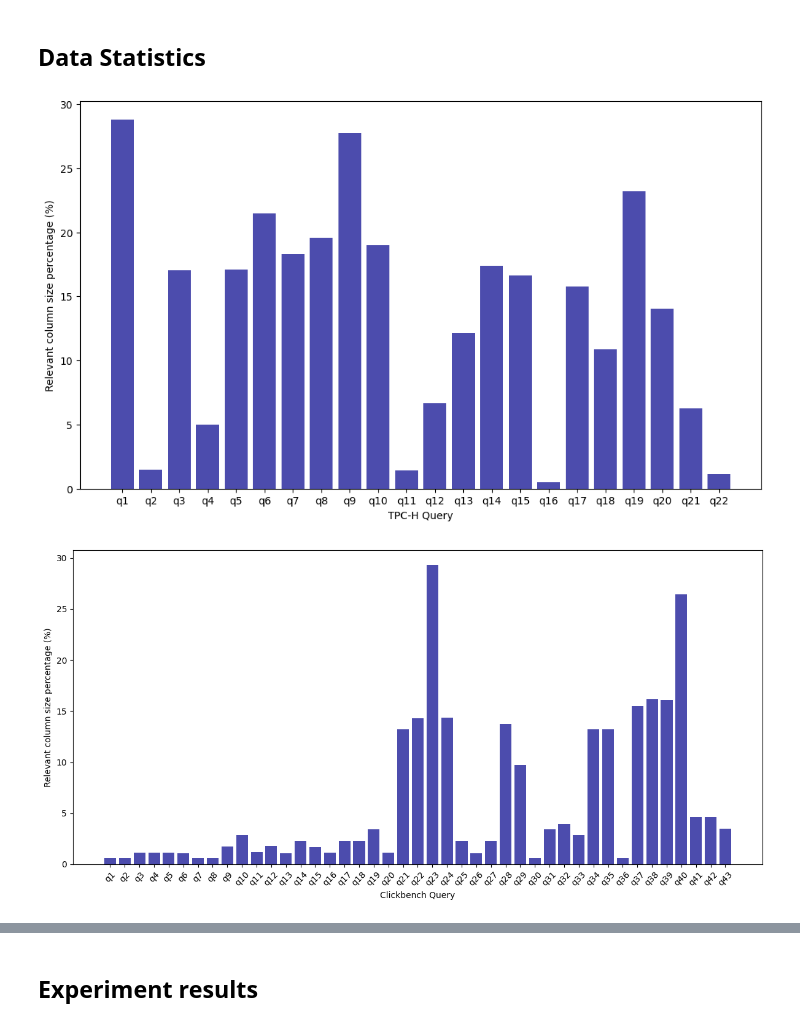
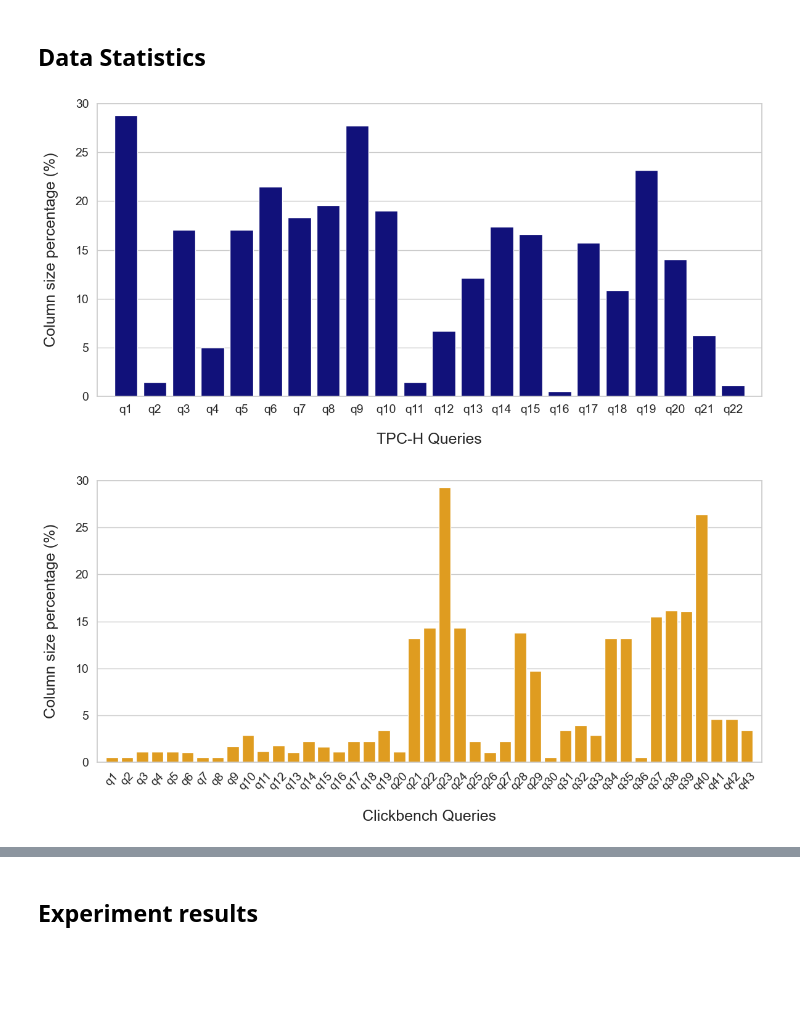
Before and after one commit to pixelsdb/pixels, a Jupyter notebook: pixels-amphi/pixels-amphi-worker/benchmark/scripts/visualize.ipynb, the cells around one changed output, grey strips where cells are left out. Cells and saved outputs as stored; diff of their text form; code cells hidden in the pictures; blank space fills up the shorter version.

```diff
--- a/pixels-amphi/pixels-amphi-worker/benchmark/scripts/visualize.ipynb
+++ b/pixels-amphi/pixels-amphi-worker/benchmark/scripts/visualize.ipynb
@@ -9,31 +10,44 @@ import json
 # %% [markdown]
 ## Data Statistics
 # %%
+sns.set_style("whitegrid")  # Use whitegrid style
+
 # 设置查询和百分比数据
 queries = ['q'+str(i+1) for i in range(22)]
 tpch_percentages = [28.79666889140659, 1.4719572708060051, 17.060497468586533, 4.980579900315204,
                17.069131919348646, 21.48701494883383, 18.31107298447056, 19.57978139770934,
                27.74155195100289, 18.99012524088393, 1.4297427787479766, 6.673514121622191,
                12.141786416477302, 17.387274322860545, 16.622115484689825, 0.5004703076969211,
                15.758696156242818, 10.867216187383075, 23.187125636544454, 14.032681290114388,
                6.249143740546483, 1.1582253078428504]
 
+# 创建一个数据框
+data = pd.DataFrame({
+    'Queries': queries,
+    'Percentages': tpch_percentages
+})
+
 # 创建柱状图
-plt.figure(figsize=(10,6))
-plt.bar(queries, tpch_percentages, color='darkblue', alpha=0.7)
+plt.figure(figsize=(12,6))
+sns.barplot(x='Queries', y='Percentages', data=data, color='darkblue')
 
-# 设置标题和轴标签
-# plt.title('The column size percentage for each query')
-plt.xlabel('TPC-H Query')
-plt.ylabel('Relevant column size percentage (%)')
+plt.ylabel('Column size percentage (%)', fontsize=18, labelpad=20)
+plt.xlabel('TPC-H Queries', fontsize=18, labelpad=20)
+
+# 设置刻度大小
+plt.tick_params(labelsize=14)
+plt.xlim(-1, len(queries))
+plt.ylim(0, 30)
 
 # 显示图形
 plt.tight_layout()
 plt.savefig("./imgs/tpch_column_percentage.png")
 plt.show()
 # %% [output]
-[figure, old version]
+[figure, new version]
 # %%
+sns.set_style("whitegrid")  # Use whitegrid style
+
 # 设置查询和百分比数据
 queries = ['q'+str(i+1) for i in range(43)]
 clickbench_percentages = [
@@ -50,20 +64,28 @@ clickbench_percentages = [
     4.612130028964566, 4.612256398706486, 3.4590027444169857
 ]
 
+# 创建一个数据框
+data = pd.DataFrame({
+    'Queries': queries,
+    'Percentages': clickbench_percentages
+})
+
 # 创建柱状图
 plt.figure(figsize=(12,6))
-plt.bar(queries, clickbench_percentages, color='darkblue', alpha=0.7)
+sns.barplot(x='Queries', y='Percentages', data=data, color='orange')
+plt.xticks(rotation=45)
+plt.ylabel('Column size percentage (%)', fontsize=18, labelpad=20)
+plt.xlabel('Clickbench Queries', fontsize=18, labelpad=20)
 
-# 设置标题和轴标签
-# plt.title('The column size percentage for each query')
-plt.xticks(rotation=45)
-plt.xlabel('Clickbench Query')
-plt.ylabel('Relevant column size percentage (%)')
+# 设置刻度大小
+plt.tick_params(labelsize=14)
+plt.xlim(-1, len(queries))
+plt.ylim(0, 30)
 
 # 显示图形
 plt.tight_layout()
 plt.savefig("./imgs/clickbench_column_percentage.png")
 plt.show()
 # %% [output]
-[figure, old version]
+[figure, new version]
 # %%
```
Also changed, not shown: parts of 10 cells of this notebook, 12 other files.
